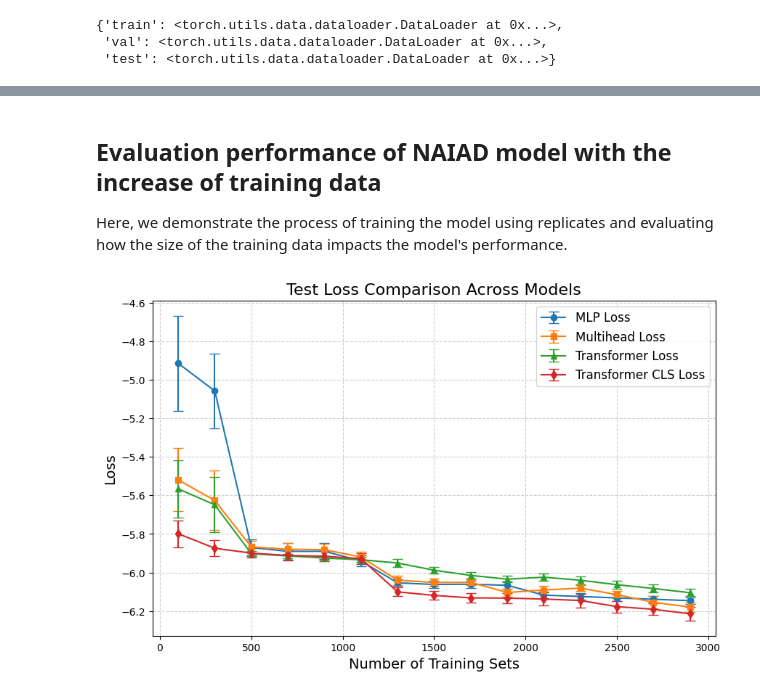
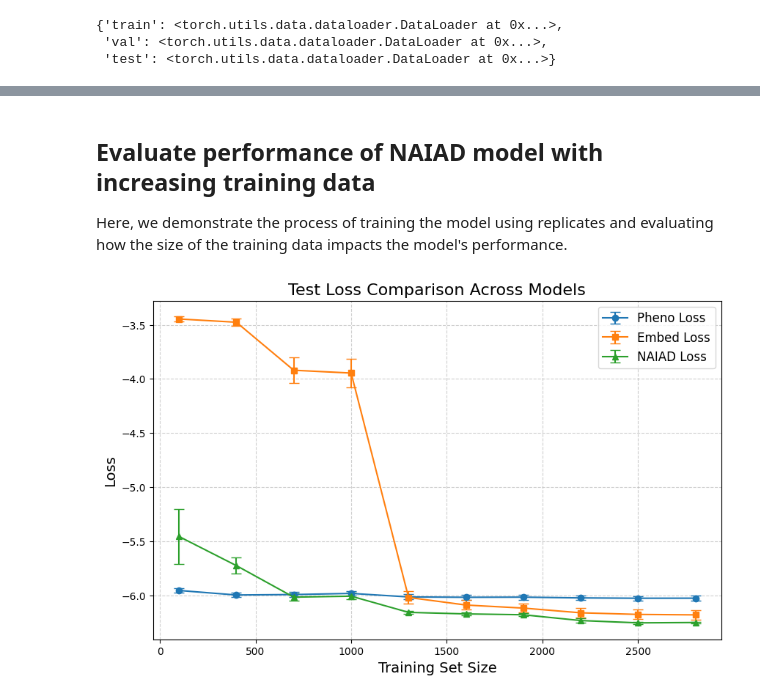
Before and after one commit to NeptuneBio/NAIAD, a Jupyter notebook: tutorials/naiad_tutorial.ipynb, the cells around one changed output, grey strips where cells are left out. Cells and saved outputs as stored; diff of their text form; code cells hidden in the pictures.

```diff
--- a/tutorials/naiad_tutorial.ipynb
+++ b/tutorials/naiad_tutorial.ipynb
@@ -114,7 +112,7 @@ best_model = naiad_model.best_model       # best model after training based on m
 preds = naiad_model.preds                 # predictions from best model on all data splits
 losses = naiad_model.training_metrics     # train / val loss during training process
 # %% [markdown]
-## Evaluation performance of NAIAD model with the increase of training data
+## Evaluate performance of NAIAD model with increasing training data
 Here, we demonstrate the process of training the model using replicates and evaluating how the size of the training data impacts the model's performance.
 # %%
 from naiad.utils import RunModelsReplicates
@@ -148,38 +138,38 @@ loss_transformer_cls = run_model_replicates(n_ensemble=n_rep, emb_model_name='tr
+# %%
+n_rep = 4
+loss_pheno = run_model_replicates(n_ensemble=n_rep, model_type='pheno')      # 'pheno' means only using single-perturbation phenotype values in the overparameterized linear model
+loss_embed = run_model_replicates(n_ensemble=n_rep, model_type='embed')      # 'embed' means only using perturbation embeddings to predict the combintaorial effect
+loss_naiad  = run_model_replicates(n_ensemble=n_rep, model_type='both')      # 'both' means using the full NAIAD model with both phenotype values and perturbation embeddings
 # %%
 ## log transformation of mean and std
-loss_mlp['test_loss_mean_log'] = np.log(loss_mlp['test_loss_mean'])
-loss_mlp['test_loss_std_log'] = np.sqrt(np.log( 1 + (loss_mlp['test_loss_std']/loss_mlp['test_loss_mean']) **2))
+loss_pheno['test_loss_mean_log'] = np.log(loss_pheno['test_loss_mean'])
+loss_pheno['test_loss_std_log'] = np.sqrt(np.log(1 + (loss_pheno['test_loss_std']/loss_pheno['test_loss_mean']) **2))
 
-loss_multihead['test_loss_mean_log'] = np.log(loss_multihead['test_loss_mean'])
-loss_multihead['test_loss_std_log'] = np.sqrt(np.log( 1 + (loss_multihead['test_loss_std']/ loss_multihead['test_loss_mean']) **2))
+loss_embed['test_loss_mean_log'] = np.log(loss_embed['test_loss_mean'])
+loss_embed['test_loss_std_log'] = np.sqrt(np.log(1 + (loss_embed['test_loss_std']/ loss_embed['test_loss_mean']) **2))
 
-loss_transformer['test_loss_mean_log'] = np.log(loss_transformer['test_loss_mean'])
-loss_transformer['test_loss_std_log'] = np.sqrt(np.log( 1 + (loss_transformer['test_loss_std']/ loss_transformer['test_loss_mean']) **2))
-
-loss_transformer_cls['test_loss_mean_log'] = np.log(loss_transformer_cls['test_loss_mean'])
-loss_transformer_cls['test_loss_std_log'] = np.sqrt(np.log( 1 + (loss_transformer_cls['test_loss_std']/loss_transformer_cls['test_loss_mean']) **2))
+loss_naiad['test_loss_mean_log'] = np.log(loss_naiad['test_loss_mean'])
+loss_naiad['test_loss_std_log'] = np.sqrt(np.log(1 + (loss_naiad['test_loss_std']/ loss_naiad['test_loss_mean']) **2))
 # %%
-n_train_set = range(100, 3000, 200)
+n_train_set = range(100, 3000, 300)
 plt.figure(figsize=(10, 6))
-plt.errorbar(n_train_set, loss_mlp['test_loss_mean_log'], yerr=loss_mlp['test_loss_std_log'] / np.sqrt(n_rep) ,
-             label='MLP Loss', marker='o', capsize=5)
-plt.errorbar(n_train_set, loss_multihead['test_loss_mean_log'], yerr=loss_multihead['test_loss_std_log'] /  np.sqrt(n_rep),
-             label='Multihead Loss', marker='s', capsize=5)
-plt.errorbar(n_train_set, loss_transformer['test_loss_mean_log'], yerr=loss_transformer['test_loss_std_log'] /  np.sqrt(n_rep),
-             label='Transformer Loss', marker='^', capsize=5)
-plt.errorbar(n_train_set, loss_transformer_cls['test_loss_mean_log'], yerr=loss_transformer_cls['test_loss_std_log']/ np.sqrt(n_rep),
-             label='Transformer CLS Loss', marker='d', capsize=5)
+plt.errorbar(n_train_set, loss_pheno['test_loss_mean_log'], yerr=loss_pheno['test_loss_std_log'] / np.sqrt(n_rep) ,
+             label='Pheno Loss', marker='o', capsize=5)
+plt.errorbar(n_train_set, loss_embed['test_loss_mean_log'], yerr=loss_embed['test_loss_std_log'] /  np.sqrt(n_rep),
+             label='Embed Loss', marker='s', capsize=5)
+plt.errorbar(n_train_set, loss_naiad['test_loss_mean_log'], yerr=loss_naiad['test_loss_std_log'] /  np.sqrt(n_rep),
+             label='NAIAD Loss', marker='^', capsize=5)
 
 # Titles and labels
 plt.title('Test Loss Comparison Across Models', fontsize=16)
-plt.xlabel('Number of Training Sets', fontsize=14)
+plt.xlabel('Training Set Size', fontsize=14)
 plt.ylabel('Loss', fontsize=14)
 
 # Legend and grid
 plt.legend(fontsize=12)
 plt.grid(True, linestyle='--', alpha=0.6)
 
 # Show the plot
 plt.show()
 # %% [output]
-[figure, old version]
+[figure, new version]
```
Also changed, not shown: parts of 11 cells of this notebook, 5 other files.
